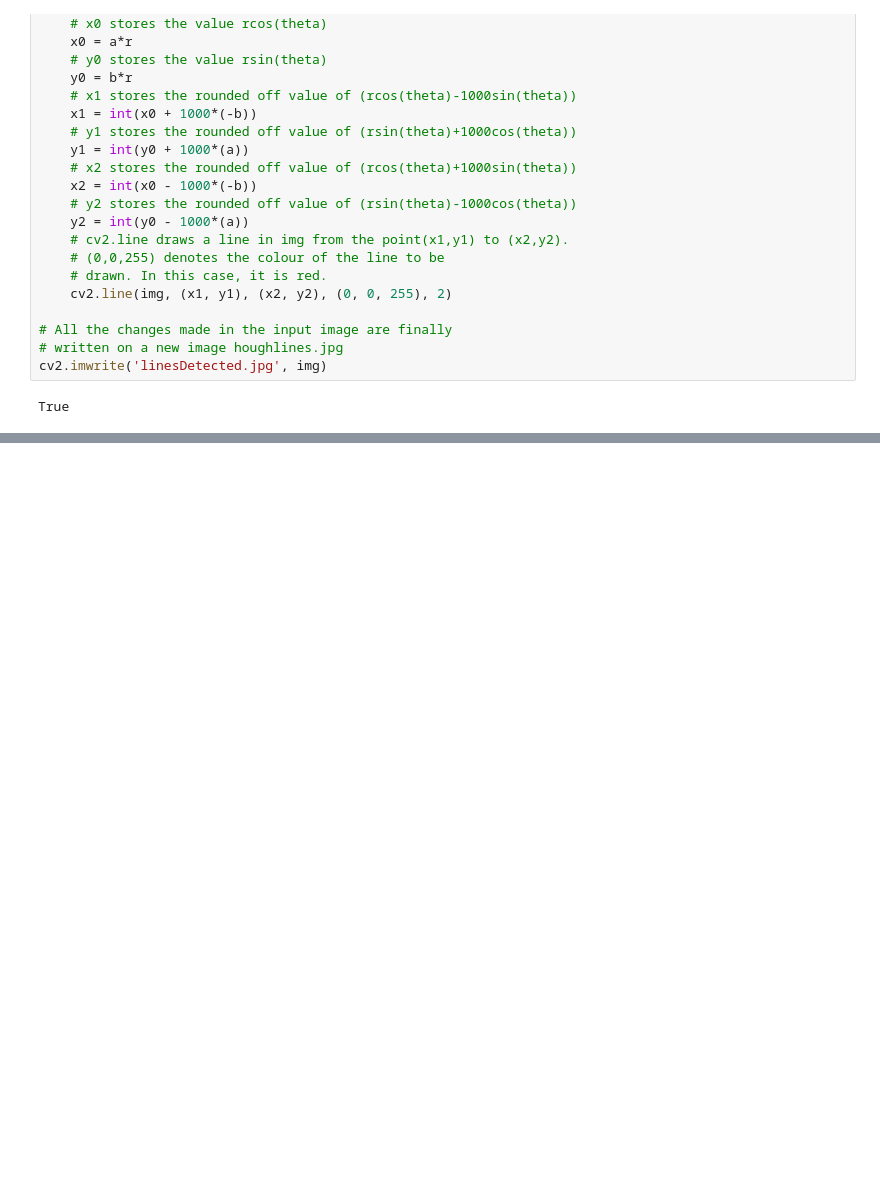
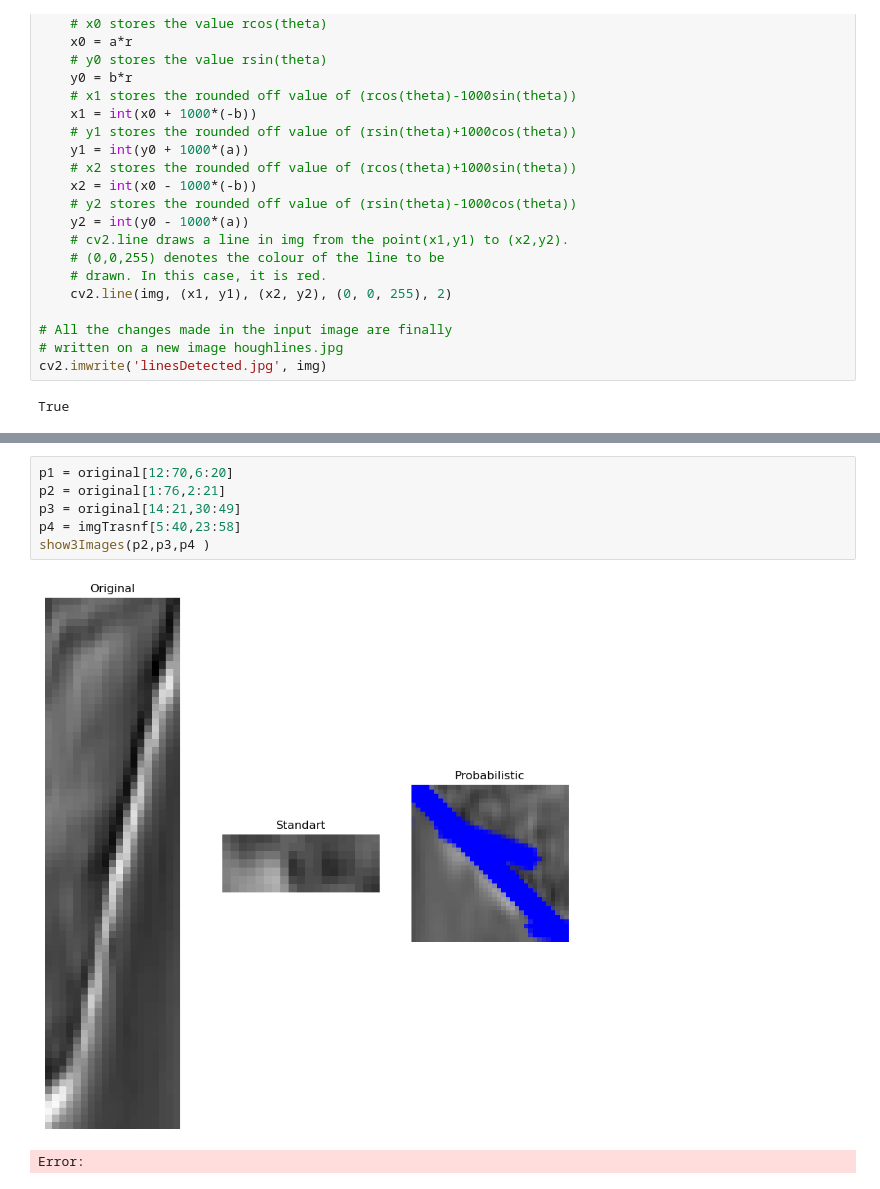
Before and after one commit to lucterres/textureSSD, a Jupyter notebook: angles.ipynb, the cells around one changed output, grey strips where cells are left out. Cells and saved outputs as stored; diff of their text form; blank space fills up the shorter version.

```diff
--- a/angles.ipynb
+++ b/angles.ipynb
@@ -145,0 +156,9 @@ array([[[ 6, 70, 20, 12]],
+# %%
+p1 = original[12:70,6:20]
+p2 = original[1:76,2:21]
+p3 = original[14:21,30:49]
+p4 = imgTrasnf[5:40,23:58]
+show3Images(p2,p3,p4 )
+# %% [output]
+[figure, added]
+Error:
```
Also changed, not shown: parts of 20 cells of this notebook.
